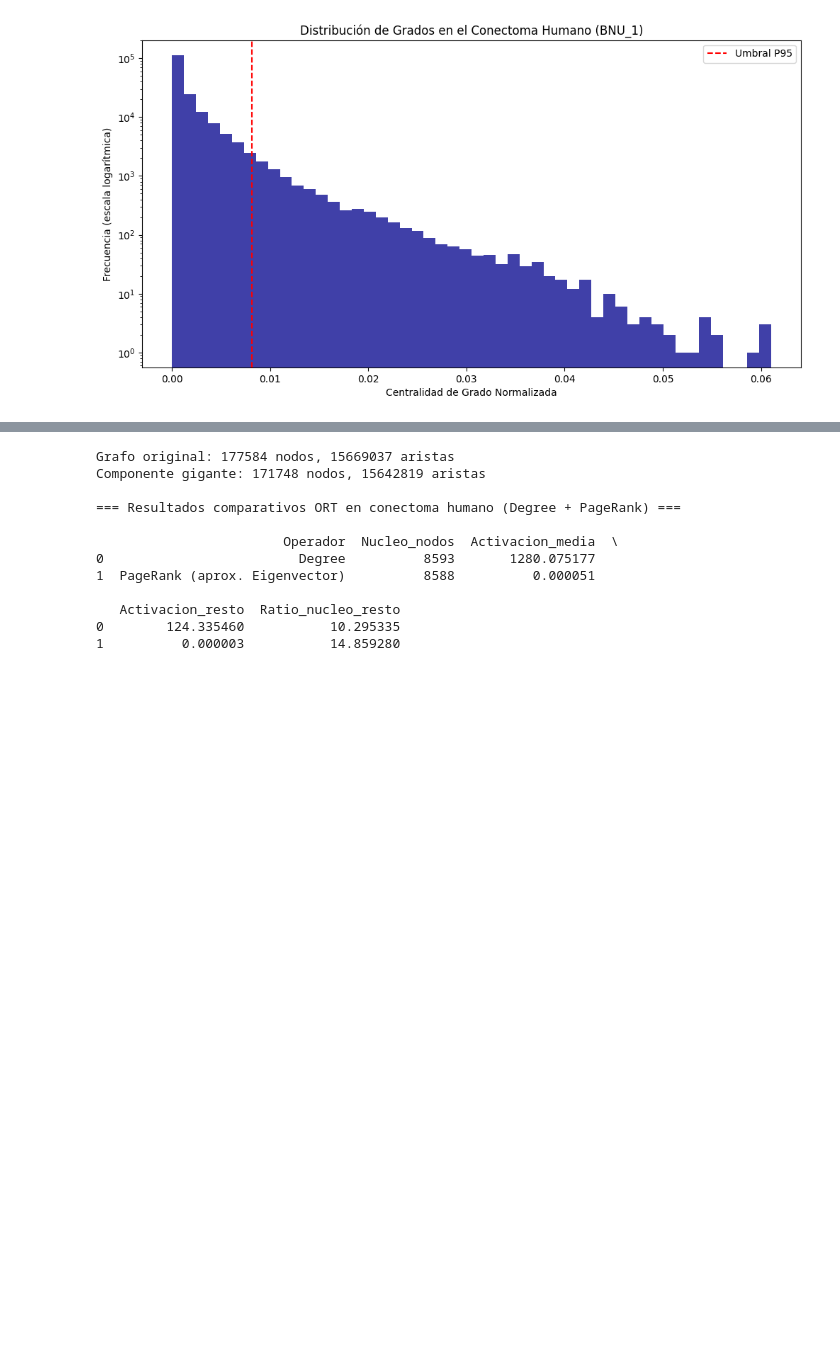
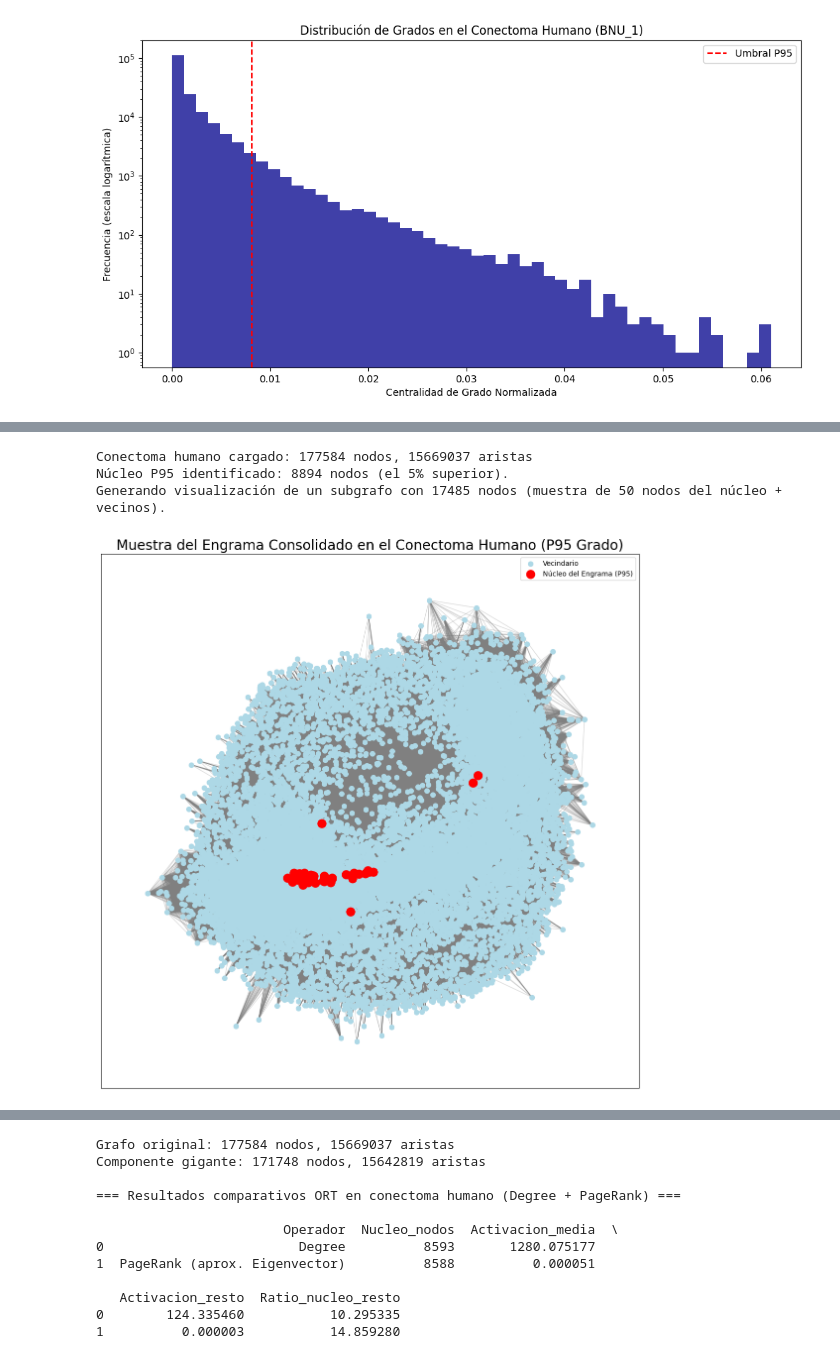
Before and after one commit to NachoPeinador/Topological-Reinforcement-Operator, a Jupyter notebook: Notebooks/ORT_Conectoma_Humano.ipynb, the cells around one changed output, grey strips where cells are left out. Saved outputs shown, nothing was run; the diff lists cells and outputs as text; code cells hidden in the pictures; blank space fills up the shorter version.

```diff
--- a/Notebooks/ORT_Conectoma_Humano.ipynb
+++ b/Notebooks/ORT_Conectoma_Humano.ipynb
@@ -211,0 +257,77 @@ El objetivo es corroborar si la estructura de "super-hubs" que identificamos con
+# %%
+import networkx as nx
+import numpy as np
+import matplotlib.pyplot as plt
+import random
+
+# --- 1. Cargar el conectoma humano ---
+# Asegúrate de que el archivo .edges esté subido a tu entorno de Colab
+file_path = "bn-human-BNU_1_0025890_session_1.edges"
+G_human = nx.read_edgelist(file_path, nodetype=int)
+
+print(f"Conectoma humano cargado: {G_human.number_of_nodes()} nodos, {G_human.number_of_edges()} aristas")
+
+# --- 2. Identificar el núcleo del engrama (P95 por Grado) ---
+# Calculamos el grado de todos los nodos
+degrees = np.array([deg for node, deg in G_human.degree()])
+all_nodes = list(G_human.nodes())
+
+# Determinamos el umbral del percentil 95
+threshold_p95 = np.percentile(degrees, 95)
+
+# Identificamos los nodos que superan el umbral (el núcleo del engrama)
+core_indices = np.where(degrees >= threshold_p95)[0]
+core_nodes = [all_nodes[i] for i in core_indices]
+
+print(f"Núcleo P95 identificado: {len(core_nodes)} nodos (el 5% superior).")
+
+# --- 3. Crear un subgrafo para una visualización legible ---
+# Tomamos una muestra del núcleo (los 50 nodos con mayor grado) para que el gráfico no se sature
+core_sample = sorted(core_nodes, key=lambda node: G_human.degree(node), reverse=True)[:50]
+
+# Encontramos los vecinos de esta muestra del núcleo
+neighbors = set()
+for node in core_sample:
+    neighbors.update(G_human.neighbors(node))
+
+# Nodos del subgrafo: la muestra del núcleo + su vecindario (sin incluir el núcleo mismo)
+subgraph_nodes = set(core_sample).union(neighbors)
+subgraph = G_human.subgraph(subgraph_nodes)
+
+print(f"Generando visualización de un subgrafo con {len(subgraph_nodes)} nodos (muestra de 50 nodos del núcleo + vecinos).")
+
+# --- 4. Visualizar el Engrama ---
+plt.figure(figsize=(14, 14))
+pos = nx.spring_layout(subgraph, seed=42) # Usamos una semilla para que el layout sea reproducible
+
+# Dibujar nodos del vecindario (azules y pequeños)
+nx.draw_networkx_nodes(
+    subgraph,
+    pos,
+    nodelist=list(neighbors - set(core_sample)),
+    node_color='lightblue',
+    node_size=50,
+    label='Vecindario'
+)
+
+# Dibujar nodos del núcleo (rojos y más grandes)
+nx.draw_networkx_nodes(
+    subgraph,
+    pos,
+    nodelist=core_sample,
+    node_color='red',
+    node_size=150,
+    label='Núcleo del Engrama (P95)'
+)
+
+# Dibujar las aristas
+nx.draw_networkx_edges(subgraph, pos, alpha=0.3, edge_color='gray')
+
+plt.title("Muestra del Engrama Consolidado en el Conectoma Humano (P95 Grado)", fontsize=20)
+plt.legend()
+plt.show()
+# %% [output]
+Conectoma humano cargado: 177584 nodos, 15669037 aristas
+Núcleo P95 identificado: 8894 nodos (el 5% superior).
+Generando visualización de un subgrafo con 17485 nodos (muestra de 50 nodos del núcleo + vecinos).
+[figure, added]
```
Also changed, not shown: parts of 32 cells of this notebook, 2 other files.
